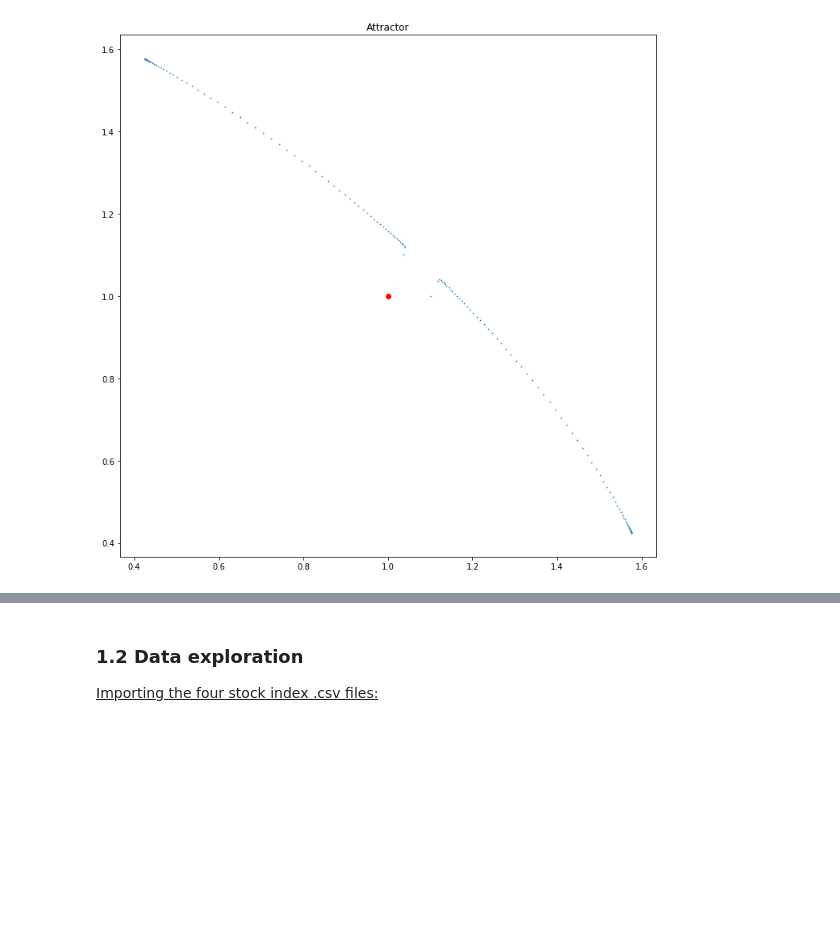
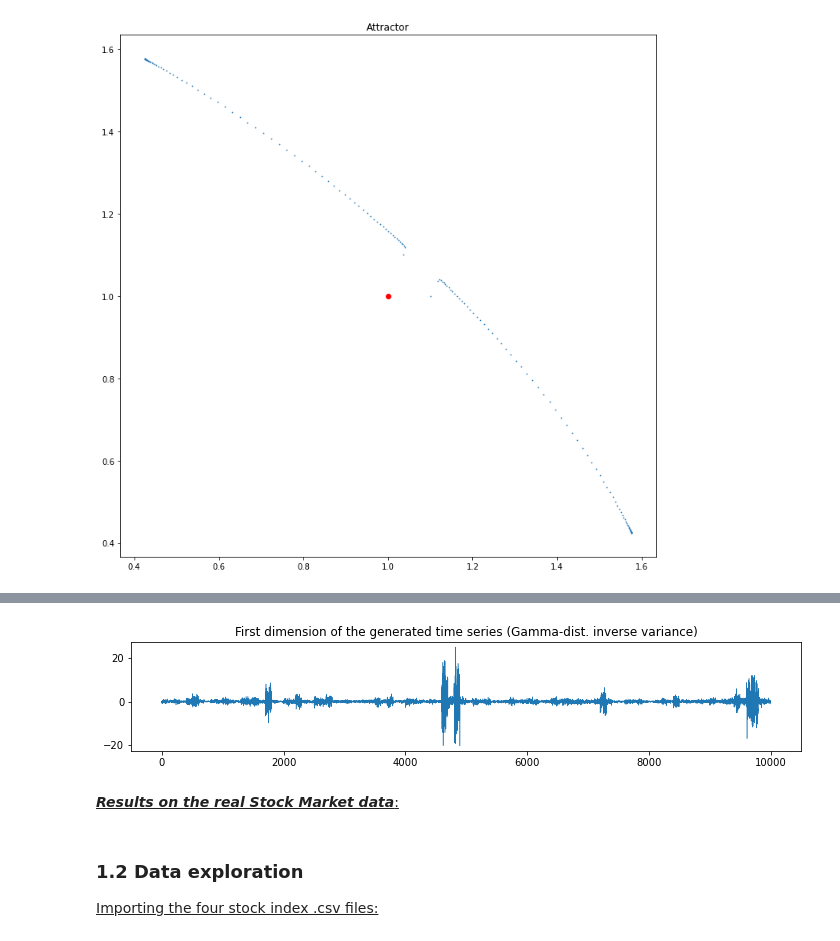
Before and after one commit to qlero/financial_crisis_prediction_homology, a Jupyter notebook: persistent_homology_TS.ipynb, the cells around one changed output, grey strips where cells are left out. Drawn from its saved outputs; the diff is of its cells as text; code cells hidden in the pictures; blank space fills up the shorter version.

```diff
--- a/persistent_homology_TS.ipynb
+++ b/persistent_homology_TS.ipynb
@@ -377,3 +506,13 @@ _ = noisy_henon_map(b=0.3, timestep=0.001, noise_intensity=1, x0=1, y0=1)
+# %%
+white_noise = white_noise_with_gamma_inverse_var()[0, :]
+plt.figure(figsize=(12, 2))
+plt.plot(white_noise, linewidth=0.5)
+plt.title("First dimension of the generated time series (Gamma-dist. inverse variance)")
+plt.show()
+# %% [output]
+[figure, added]
+# %% [markdown]
+<u>***Results on the real Stock Market data***:</u>
 # %% [markdown]
 
 ### 1.2 Data exploration
```
Also changed, not shown: parts of 10 cells of this notebook, 1 other file.
